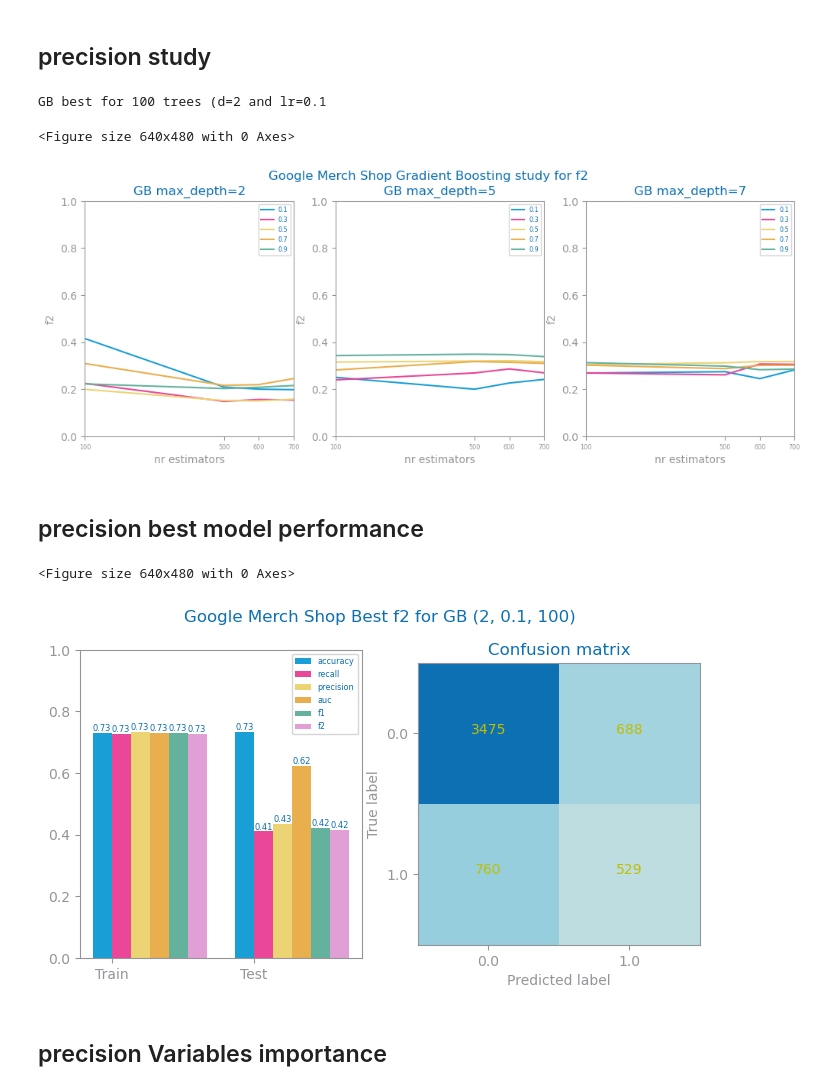
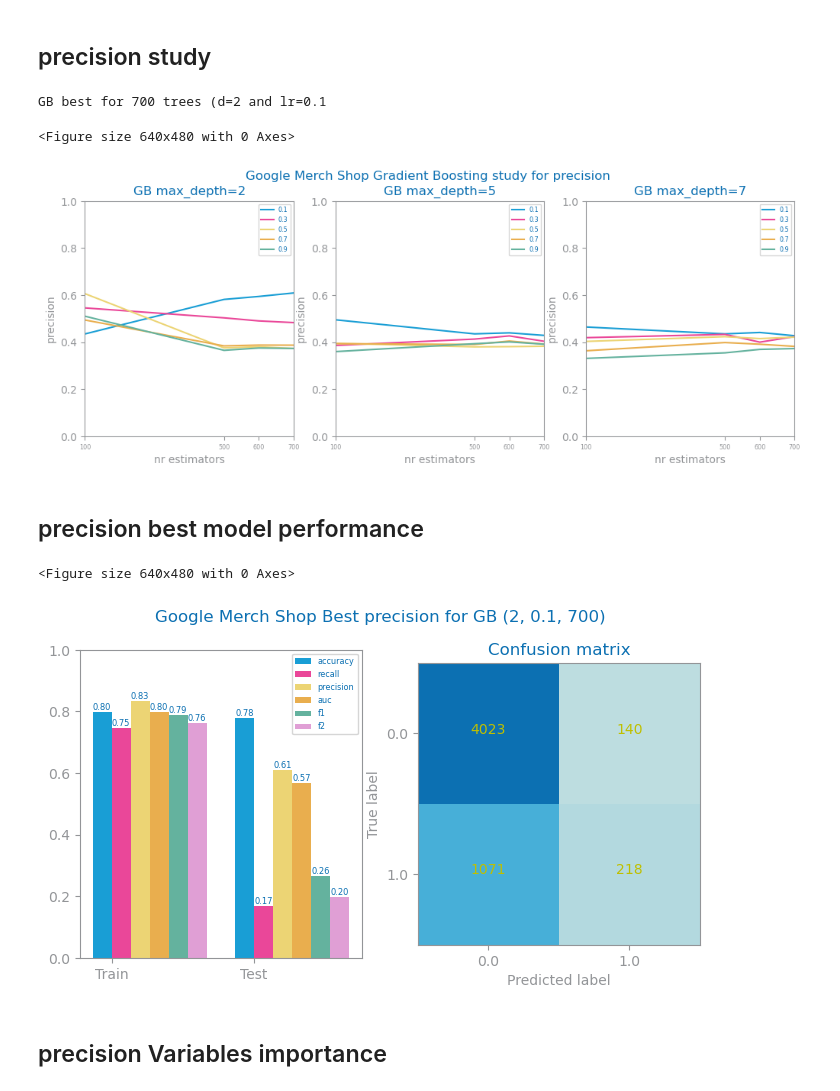
Before and after one commit to jvanalytics/ist_dash_2024_rec, a Jupyter notebook: notebooks/google_merch_store/13_ga4_merch_eval_Gradient_Boost.ipynb, the cells around one changed output. Drawn from its saved outputs; the diff is of its cells as text; code cells hidden in the pictures.

Commit message:
updated graphs for DT and GB

```diff
--- a/notebooks/google_merch_store/13_ga4_merch_eval_Gradient_Boost.ipynb
+++ b/notebooks/google_merch_store/13_ga4_merch_eval_Gradient_Boost.ipynb
@@ -263,25 +263,25 @@ savefig(f"images/{file_tag}_gb_{eval_metric}_overfitting.png")
 # %%
 figure()
 
 
 best_model_prec, prec_params = gradient_boosting_study(
 trnX,
 trnY,
 tstX,
 tstY,
 nr_max_trees=max_trees_eval,
 lag=max_trees_eval_lag,
-metric='f2',
+metric='precision',
 file_tag=file_tag
 
 )
 
 savefig(f'images/{file_tag}_GB_{prec_params['metric']}_study.png')
 show()
 # %% [output]
-GB best for 100 trees (d=2 and lr=0.1
+GB best for 700 trees (d=2 and lr=0.1
 <Figure size 640x480 with 0 Axes>
-[figure, old version]
+[figure, new version]
 # %% [markdown]
 ## precision best model performance
 # %%
@@ -293,7 +293,7 @@ savefig(f'images/{file_tag}_GB_{prec_params["name"]}_best_{prec_params["metric"]
 show()
 # %% [output]
 <Figure size 640x480 with 0 Axes>
-[figure, old version]
+[figure, new version]
 # %% [markdown]
 ## precision Variables importance
 # %%
```
Also changed, not shown: parts of 3 cells of this notebook, 15 other files.
